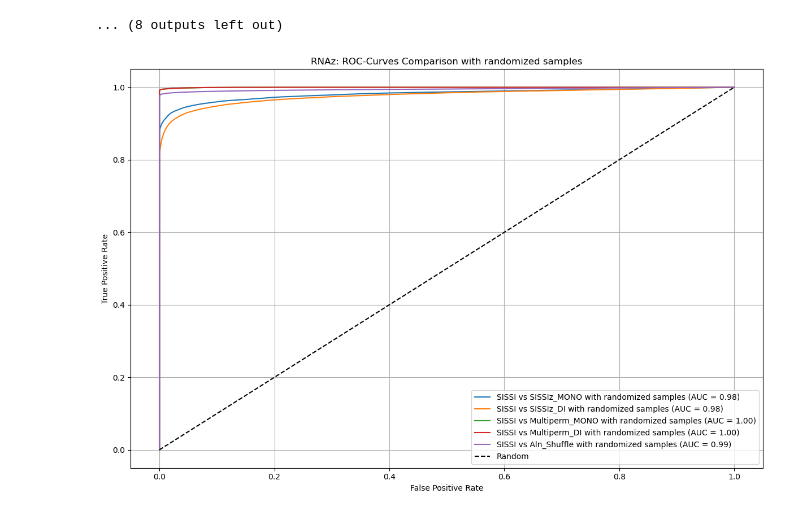
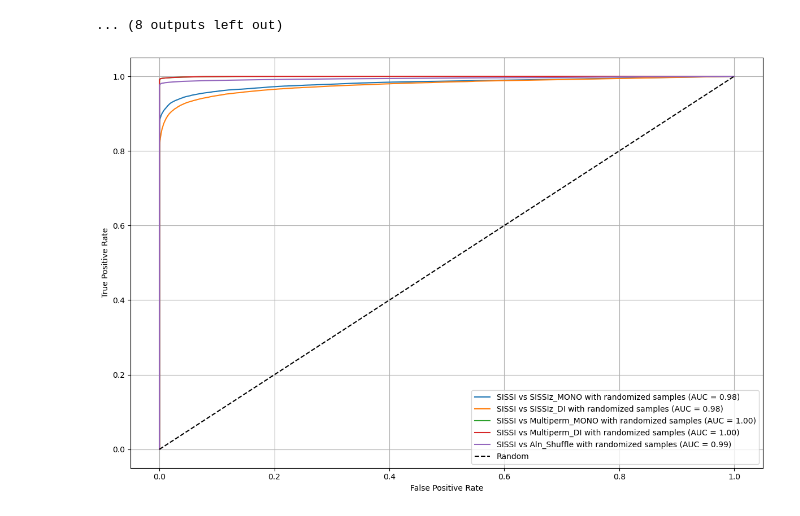
Before and after one commit to Faragas91/Masterarbeit, a Jupyter notebook: 2.Versuch/Scripts/for_generated_Data/ROC-Curve_RNAz.ipynb, the cells around one changed output. Drawn from its saved outputs; the diff is of its cells as text; code cells hidden in the pictures.

Commit message:
remove title from roc curves

```diff
--- a/2.Versuch/Scripts/for_generated_Data/ROC-Curve_RNAz.ipynb
+++ b/2.Versuch/Scripts/for_generated_Data/ROC-Curve_RNAz.ipynb
@@ -187,28 +187,28 @@ weighted avg       1.00      1.00      1.00    200000
 # %%
 import matplotlib.pyplot as plt
 from sklearn.metrics import roc_curve, auc
 import os
 
 save_path = "/mnt/bernhard/Masterarbeit/2.Versuch/Plots/Randomized/RNAz/"
 
 plt.figure(figsize=(12, 8))
 
 for entry in all_roc_data:
     fpr, tpr, _ = roc_curve(entry['y_true'], entry['y_proba'])
     roc_auc = auc(fpr, tpr)
     plt.plot(fpr, tpr, label=f"{entry['label']} (AUC = {roc_auc:.2f})")
 
 plt.plot([0, 1], [0, 1], 'k--', label='Random')
 
 plt.xlabel("False Positive Rate")
 plt.ylabel("True Positive Rate")
-plt.title("RNAz: ROC-Curves Comparison with randomized samples")
+# plt.title("RNAz: ROC-Curves Comparison with randomized samples")
 plt.legend(loc="lower right")
 plt.grid(True)
 plt.tight_layout()
 if save_path:
     filename = os.path.join(save_path, "RNAz: ROC Curve All with randomized samples.png")
     plt.savefig(filename, dpi=300, bbox_inches='tight')
 plt.show()
 # %% [output]
-[figure, old version]
+[figure, new version]
```
Also changed, not shown: 5 other files.
